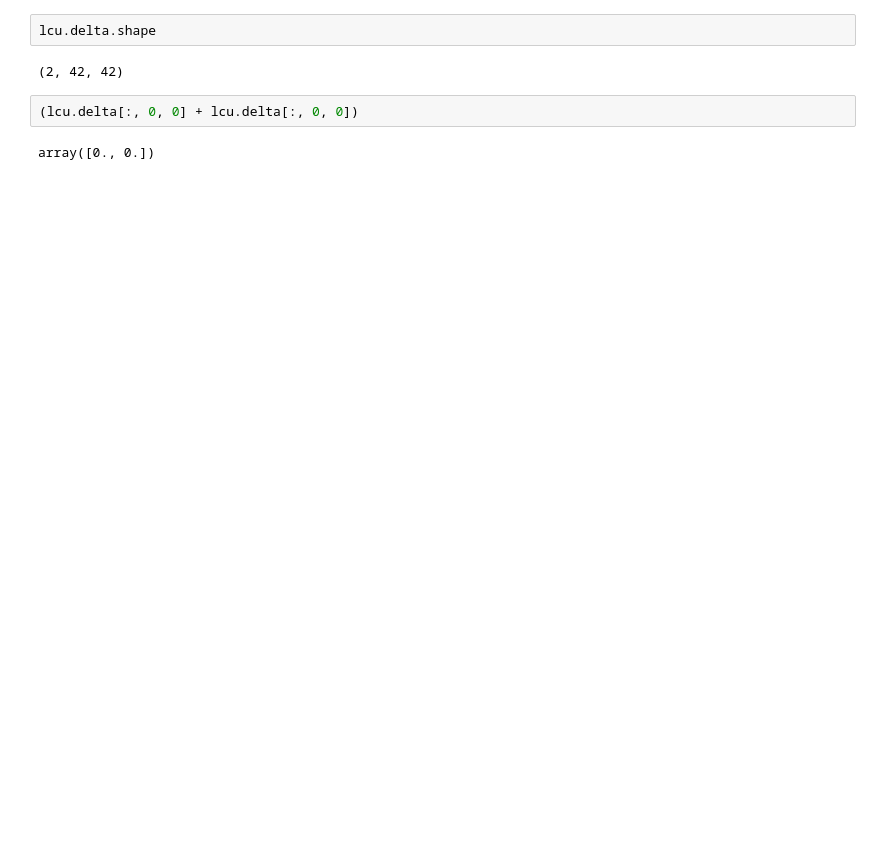
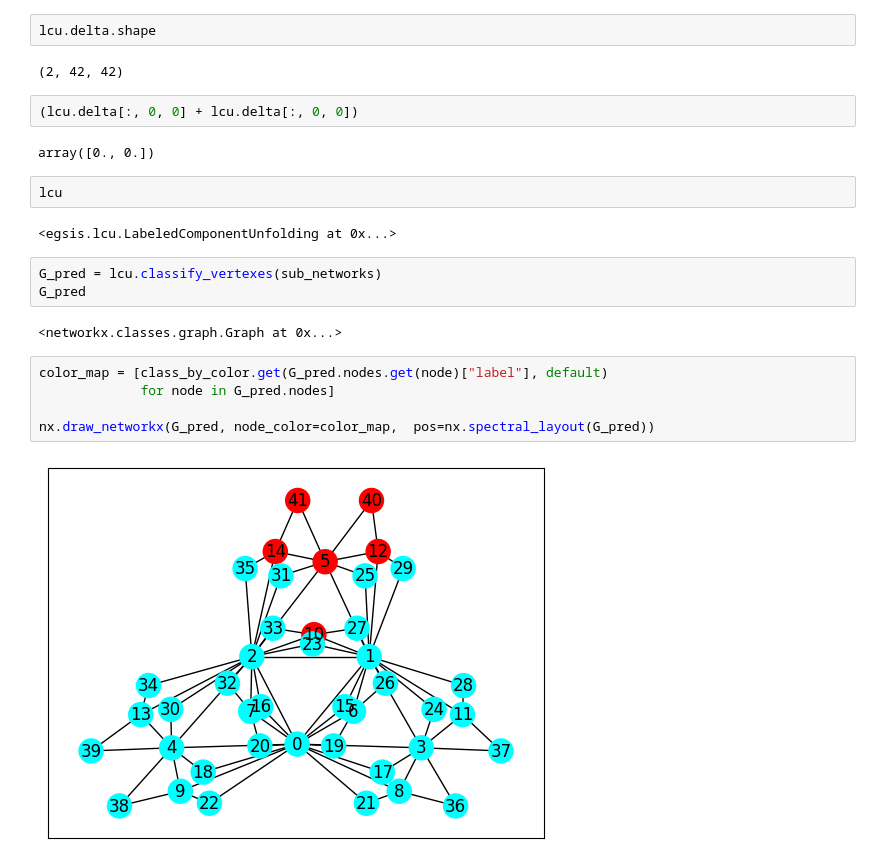
Before and after one commit to ryukinix/egsis, a Jupyter notebook: notebooks/labeled_component_unfolding.ipynb, the cells around one changed output. Drawn from its saved outputs; the diff is of its cells as text; blank space fills up the shorter version.

Commit message:
Add implementation of lcu.classify_vertexes

```diff
--- a/notebooks/labeled_component_unfolding.ipynb
+++ b/notebooks/labeled_component_unfolding.ipynb
@@ -117,3 +103,19 @@ lcu.delta.shape
 (lcu.delta[:, 0, 0] + lcu.delta[:, 0, 0])
 # %% [output]
 array([0., 0.])
+# %%
+lcu
+# %% [output]
+<egsis.lcu.LabeledComponentUnfolding at 0x...>
+# %%
+G_pred = lcu.classify_vertexes(sub_networks)
+G_pred
+# %% [output]
+<networkx.classes.graph.Graph at 0x...>
+# %%
+color_map = [class_by_color.get(G_pred.nodes.get(node)["label"], default)
+             for node in G_pred.nodes]
+
+nx.draw_networkx(G_pred, node_color=color_map,  pos=nx.spectral_layout(G_pred))
+# %% [output]
+[figure, added]
```
Also changed, not shown: parts of 6 cells of this notebook, 1 other file.
